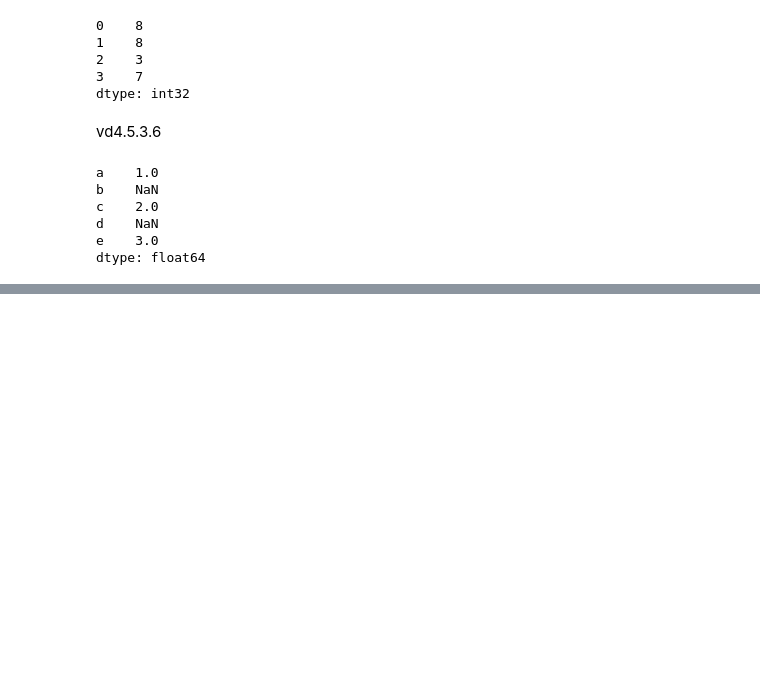
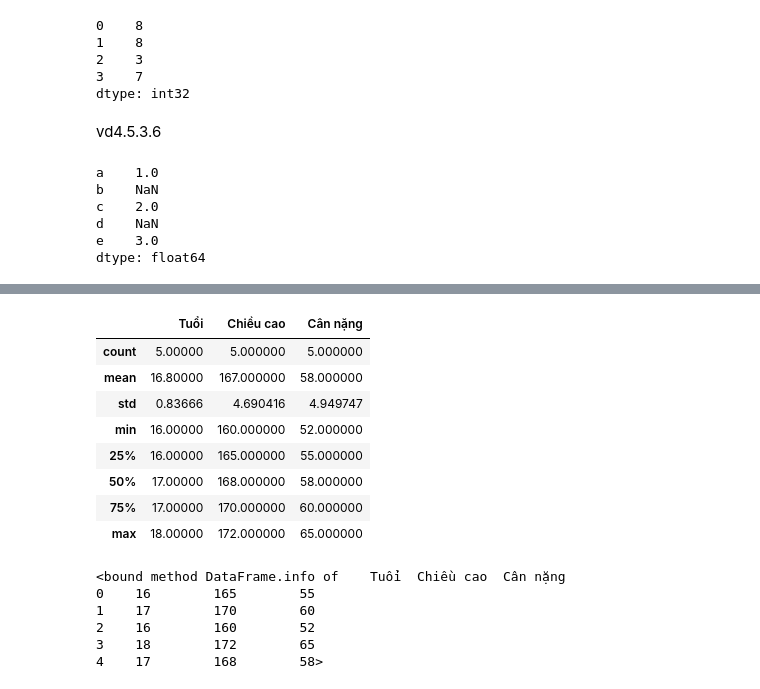
Before and after one commit to nguyennhuhuyhoang10/24174600137_NguyenNhuHuyHoang_18A3-_LTPTNC, a Jupyter notebook: CODE_VD/C4/vd_p2.ipynb, the cells around one changed output, grey strips where cells are left out. Saved outputs shown, nothing was run; the diff lists cells and outputs as text; code cells hidden in the pictures; blank space fills up the shorter version.

```diff
--- a/CODE_VD/C4/vd_p2.ipynb
+++ b/CODE_VD/C4/vd_p2.ipynb
@@ -306,0 +315,10 @@ dtype: float64
+# %%
+import pandas as pd
+
+data = {
+    'Tuổi': [16,17,16,18,17,],
+    'Chiều cao': [165,170,160,172,168],
+    'Cân nặng': [55,60,52,65,58]
+}
+df = pd.DataFrame(data)
+df
@@ -306,0 +332,22 @@ dtype: float64
+# %%
+# Thống kê mô tả
+df.describe()
+# %% [output]
+|  | Tuổi | Chiều cao | Cân nặng |
+| count | 5.00000 | 5.000000 | 5.000000 |
+| mean | 16.80000 | 167.000000 | 58.000000 |
+| std | 0.83666 | 4.690416 | 4.949747 |
+| min | 16.00000 | 160.000000 | 52.000000 |
+| 25% | 16.00000 | 165.000000 | 55.000000 |
+| 50% | 17.00000 | 168.000000 | 58.000000 |
+| 75% | 17.00000 | 170.000000 | 60.000000 |
+| max | 18.00000 | 172.000000 | 65.000000 |
+# %%
+df.info
+# %% [output]
+<bound method DataFrame.info of    Tuổi  Chiều cao  Cân nặng
+0    16        165        55
+1    17        170        60
+2    16        160        52
+3    18        172        65
+4    17        168        58>
```
Also changed, not shown: parts of 47 cells of this notebook, 3 other files.
